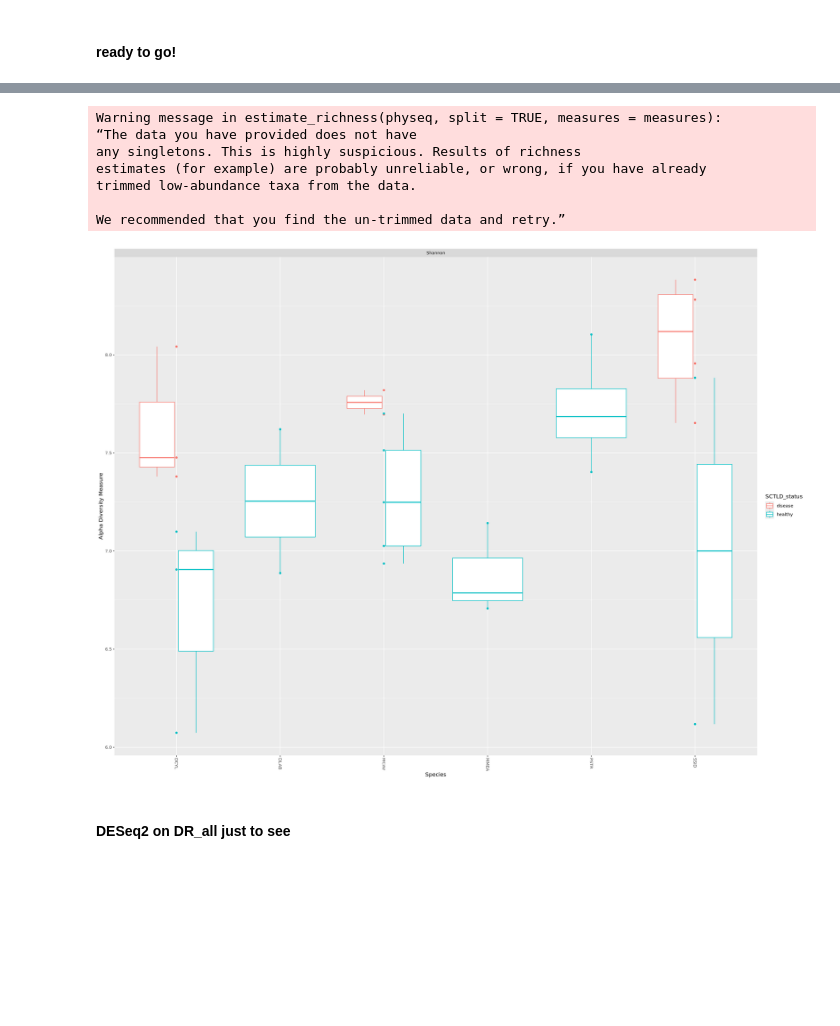
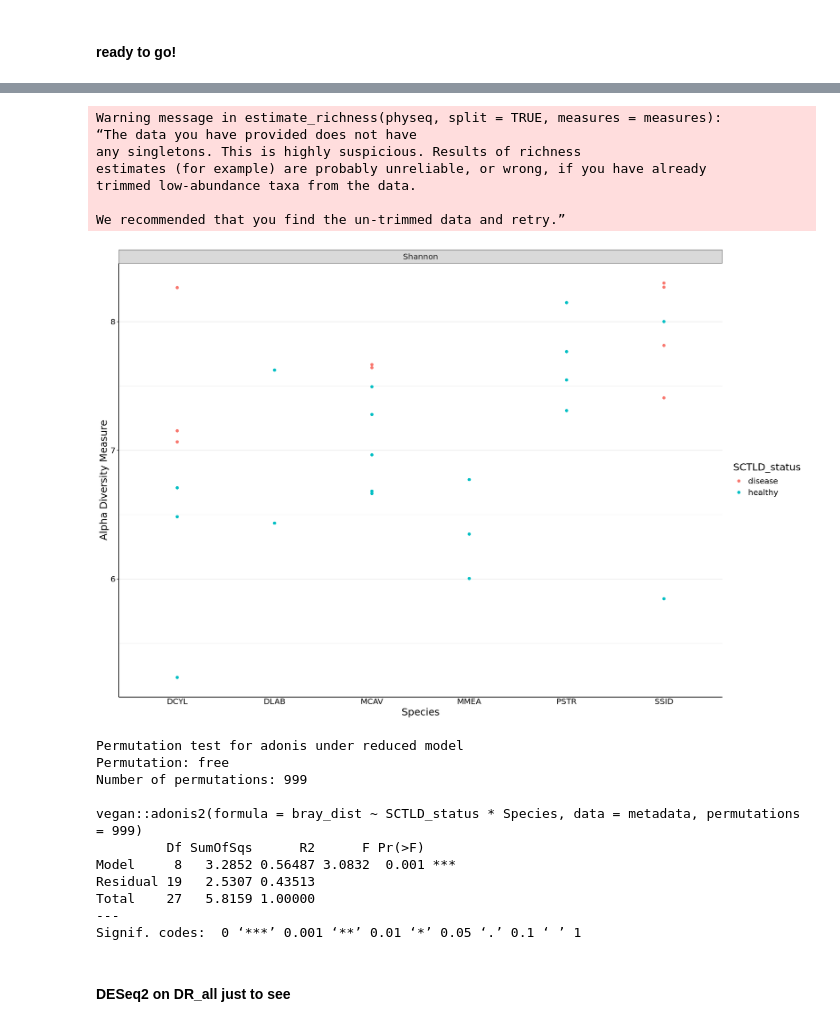
Before and after one commit to nikeaulrich/DR_SCTLD, a Jupyter notebook: DR_phyloseq.ipynb, the cells around one changed output, grey strips where cells are left out. Drawn from its saved outputs; the diff is of its cells as text; code cells hidden in the pictures; blank space fills up the shorter version.

```diff
--- a/DR_phyloseq.ipynb
+++ b/DR_phyloseq.ipynb
@@ -247,0 +178,5 @@ A data.frame: 6 × 30
+# %%
+#reorder columns from list file (just concatenated the IDs together in the order I wanted
+column_list <- readLines("COL_column_order.txt")
+otu_table <- otu_table[, column_list]
+head(otu_table)
@@ -263,4 +207,0 @@ A data.frame: 6 × 29
-# %%
-#remove Sum column
-otu_table$Sum <- NULL
-head(otu_table)
@@ -324,6 +255,6 @@ getwd()
 # %%
 #read in metadata
-metadata=read.csv('/work/pi_sarah_gignouxwolfsohn_uml_edu/nikea/DR/bracken_filtered/otu_table_species/DR_metadata_all.csv', header=TRUE)
+metadata=read.csv('/work/pi_sarah_gignouxwolfsohn_uml_edu/nikea/DR/kraken_bracken/DR_metadata_all.csv', header=TRUE)
 head(metadata)
 # %% [output]
 A data.frame: 6 × 6
@@ -428,12 +404,22 @@ We recommended that you find the un-trimmed data and retry.”
 # %%
-plot_richness(DR_all, x="Species", color="SCTLD_status", measures=c("Shannon")) + geom_boxplot()
+rich_species <- plot_richness(DR_all, x="Species", color="SCTLD_status", measures=c("Shannon")) + geom_point() +
+theme_bw()+
+ theme(legend.position = "right",
+    panel.border = element_blank(),
+    panel.grid.major.x = element_blank(),
+    panel.grid.minor.x = element_blank(),
+    axis.ticks.x = element_blank(),
+    axis.line = element_line(color = "black"),
+    axis.text = element_text(color = "black"),
+    text = element_text(size = 15))
+rich_species
 # %% [output]
 Warning message in estimate_richness(physeq, split = TRUE, measures = measures):
 “The data you have provided does not have
 any singletons. This is highly suspicious. Results of richness
 estimates (for example) are probably unreliable, or wrong, if you have already
 trimmed low-abundance taxa from the data.
 
 We recommended that you find the un-trimmed data and retry.”
-[figure, old version]
+[figure, new version]
 # %%
@@ -450,3 +430,18 @@ adonis_result
+# %%
+permanova <- vegan::adonis2(bray_dist ~ SCTLD_status * Species, data = metadata, permutations = 999)
+print(permanova)
+# %% [output]
+Permutation test for adonis under reduced model
+Permutation: free
+Number of permutations: 999
+
+vegan::adonis2(formula = bray_dist ~ SCTLD_status * Species, data = metadata, permutations = 999)
+         Df SumOfSqs      R2      F Pr(>F)
+Model     8   3.2852 0.56487 3.0832  0.001 ***
+Residual 19   2.5307 0.43513
+Total    27   5.8159 1.00000
+---
+Signif. codes:  0 ‘***’ 0.001 ‘**’ 0.01 ‘*’ 0.05 ‘.’ 0.1 ‘ ’ 1
 # %% [markdown]
 #### DESeq2 on DR_all just to see
 # %%
```
Also changed, not shown: parts of 40 cells of this notebook, 8 other files.
